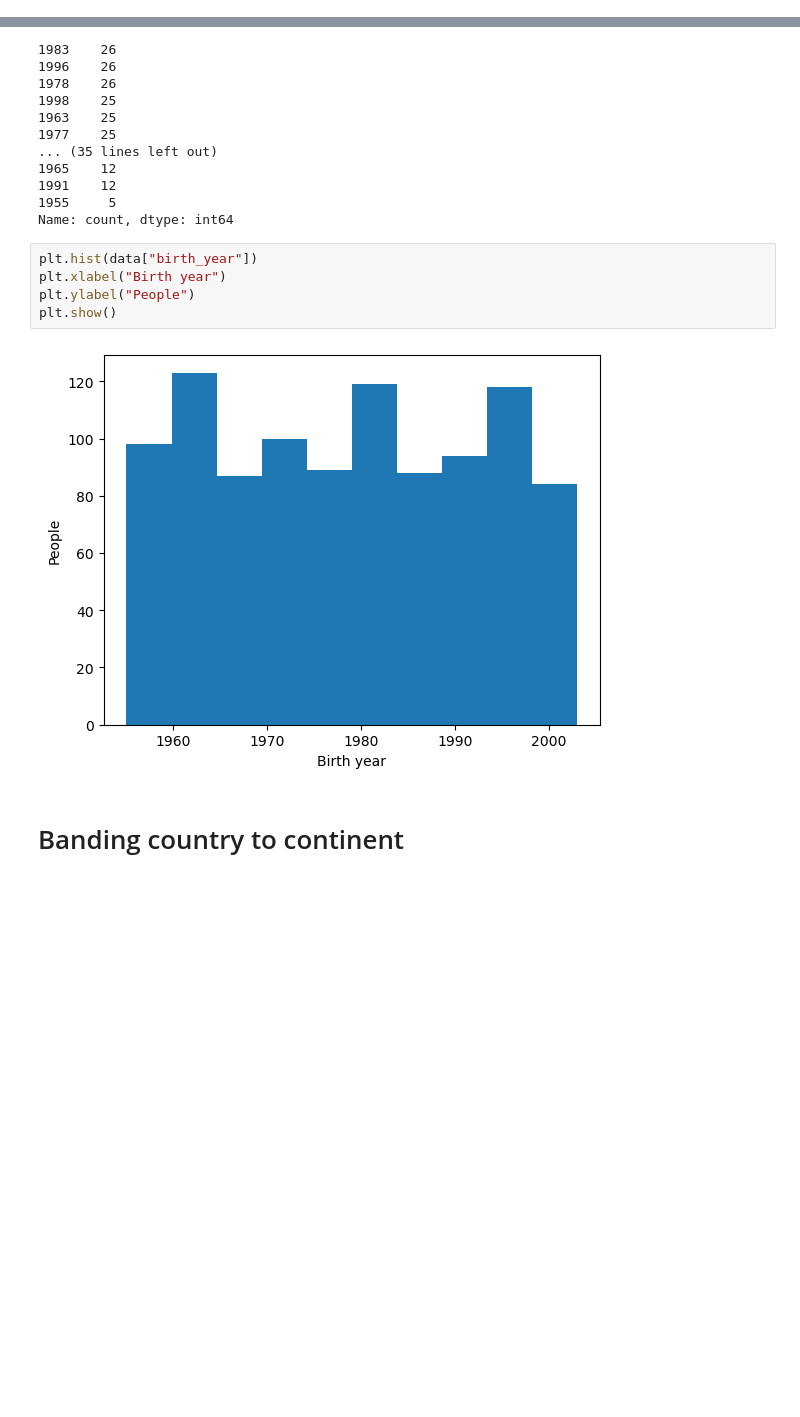
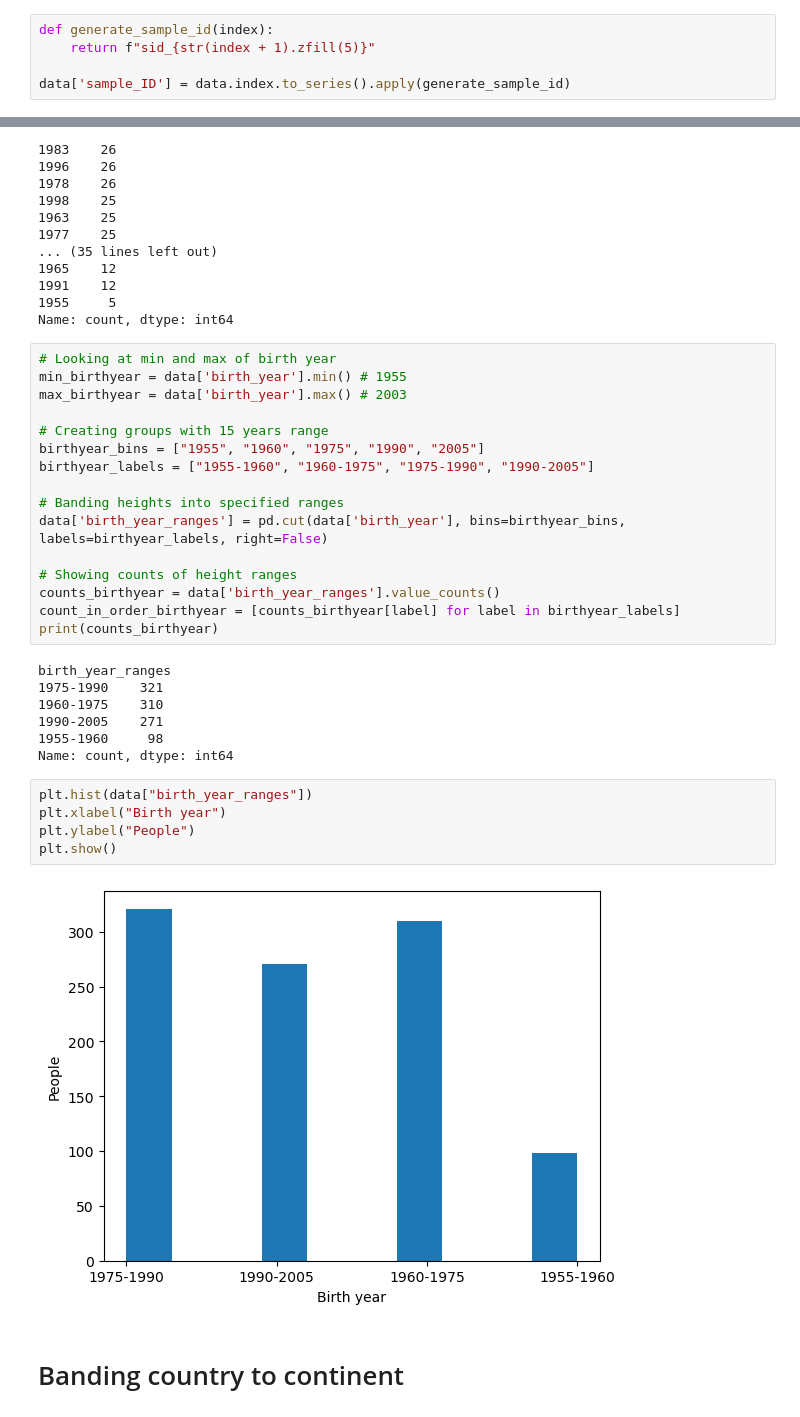
Before and after one commit to KHsuan/CDM_data_anonymisation, a Jupyter notebook: Laura.ipynb, the cells around one changed output, grey strips where cells are left out. Cells and saved outputs as stored; diff of their text form; blank space fills up the shorter version.

```diff
--- a/Laura.ipynb
+++ b/Laura.ipynb
@@ -26,3 +28,8 @@ data.head(10)
+# %%
+def generate_sample_id(index):
+    return f"sid_{str(index + 1).zfill(5)}"
+
+data['sample_ID'] = data.index.to_series().apply(generate_sample_id)
 # %% [markdown]
 # Banding birth date to birth year
 # %%
@@ -53,12 +60,35 @@ birth_year
 1991    12
 1955     5
 Name: count, dtype: int64
+# %%
+# Looking at min and max of birth year
+min_birthyear = data['birth_year'].min() # 1955
+max_birthyear = data['birth_year'].max() # 2003
+
+# Creating groups with 15 years range
+birthyear_bins = ["1955", "1960", "1975", "1990", "2005"]
+birthyear_labels = ["1955-1960", "1960-1975", "1975-1990", "1990-2005"]
+
+# Banding heights into specified ranges
+data['birth_year_ranges'] = pd.cut(data['birth_year'], bins=birthyear_bins, labels=birthyear_labels, right=False)
+
+# Showing counts of height ranges
+counts_birthyear = data['birth_year_ranges'].value_counts()
+count_in_order_birthyear = [counts_birthyear[label] for label in birthyear_labels]
+print(counts_birthyear)
+# %% [output]
+birth_year_ranges
+1975-1990    321
+1960-1975    310
+1990-2005    271
+1955-1960     98
+Name: count, dtype: int64
 # %%
-plt.hist(data["birth_year"])
+plt.hist(data["birth_year_ranges"])
 plt.xlabel("Birth year")
 plt.ylabel("People")
 plt.show()
 # %% [output]
-[figure, old version]
+[figure, new version]
 # %% [markdown]
 # Banding country to continent
```
Also changed, not shown: parts of 31 cells of this notebook.
